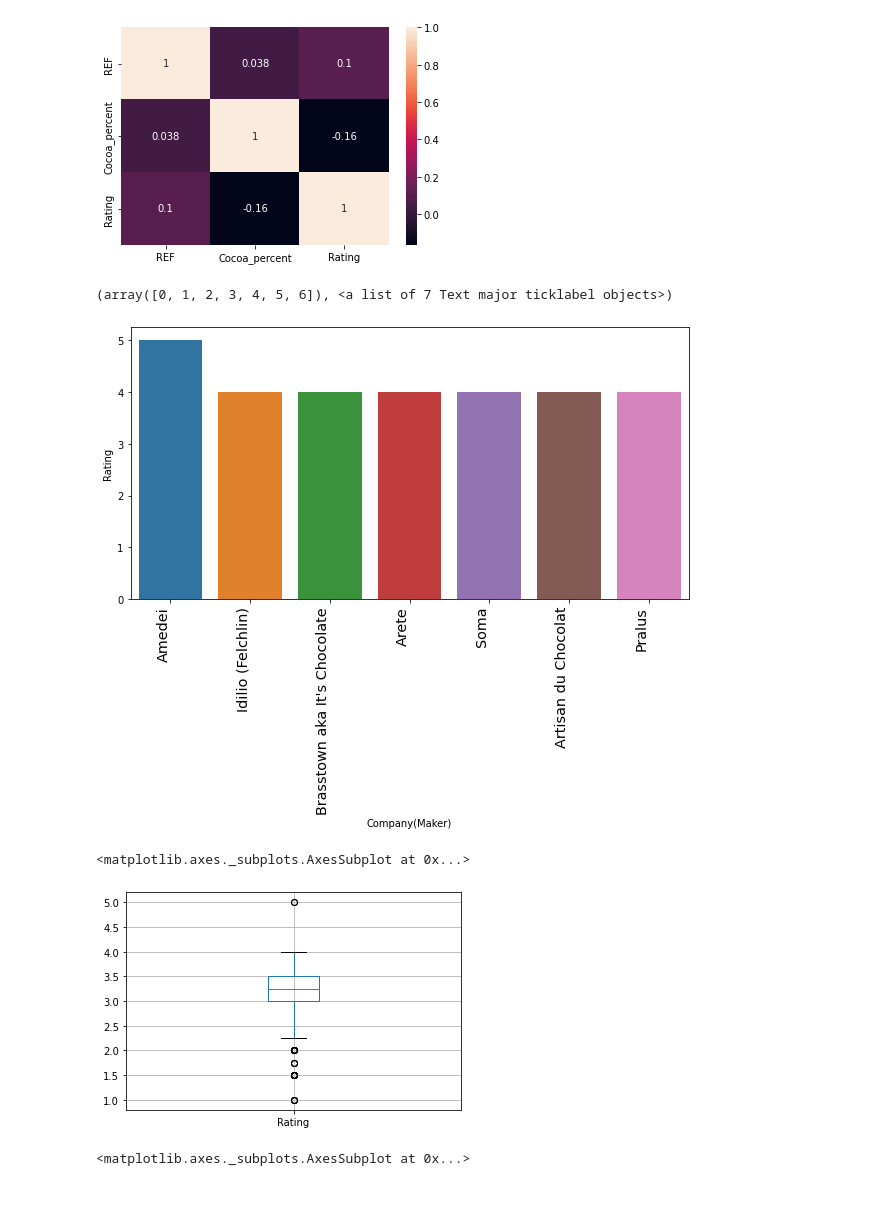
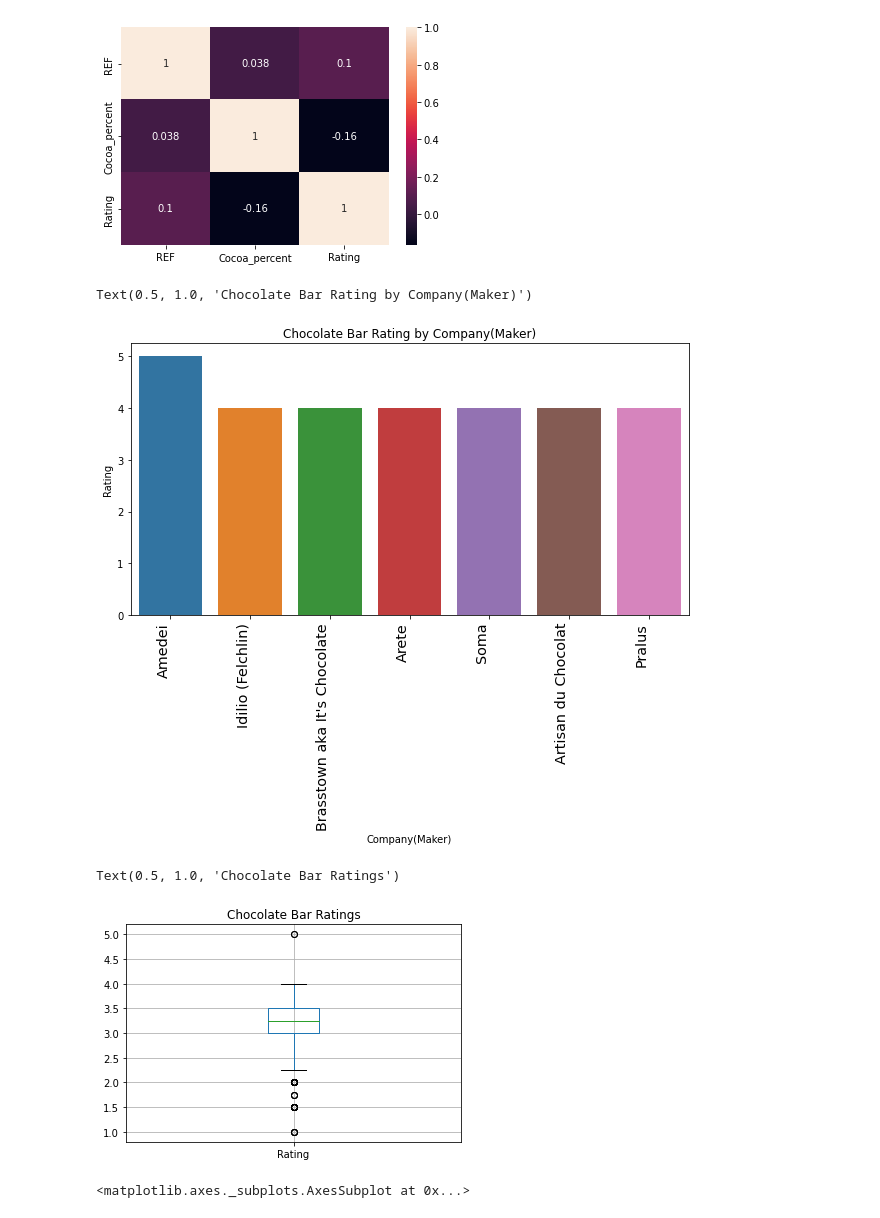
Before and after one commit to thinkinchicken/Project-2, a Jupyter notebook: Project_2.ipynb, the cells around one changed output. Saved outputs shown, nothing was run; the diff lists cells and outputs as text; code cells hidden in the pictures.

```diff
--- a/Project_2.ipynb
+++ b/Project_2.ipynb
@@ -373,15 +373,17 @@ plt.xticks(
     fontweight='light',
     fontsize='x-large'
 )
+plt.title('Chocolate Bar Rating by Company(Maker)')
 # %% [output]
-(array([0, 1, 2, 3, 4, 5, 6]), <a list of 7 Text major ticklabel objects>)
+Text(0.5, 1.0, 'Chocolate Bar Rating by Company(Maker)')
-[figure, old version]
+[figure, new version]
 # %%
 #Checking the outliers within Rating. Looks like there are a couple. 5 data points
 df.boxplot(['Rating'])
+plt.title('Chocolate Bar Ratings')
 # %% [output]
-<matplotlib.axes._subplots.AxesSubplot at 0x...>
+Text(0.5, 1.0, 'Chocolate Bar Ratings')
-[figure, old version]
+[figure, new version]
 # %%
 df.boxplot(['Cocoa_percent'])
 # A lot more outliers here for coca percentage in the bars
```
